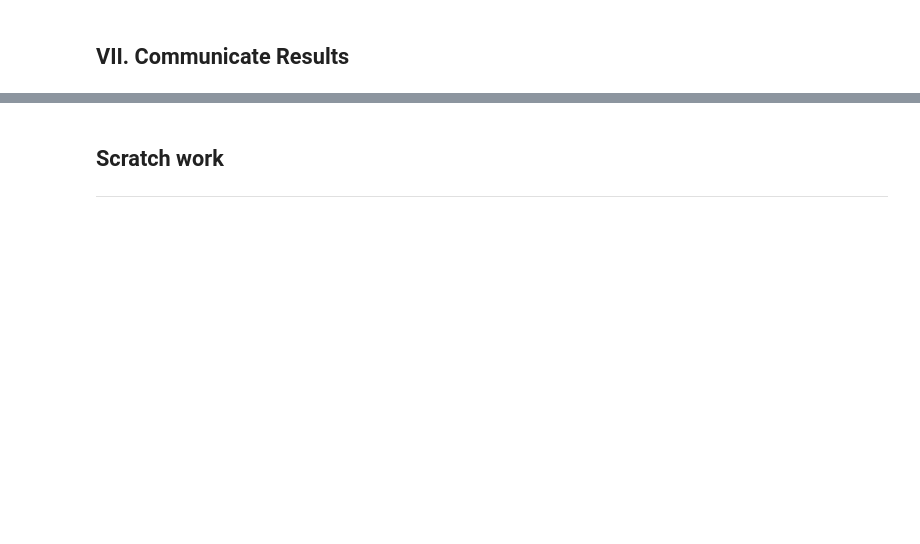
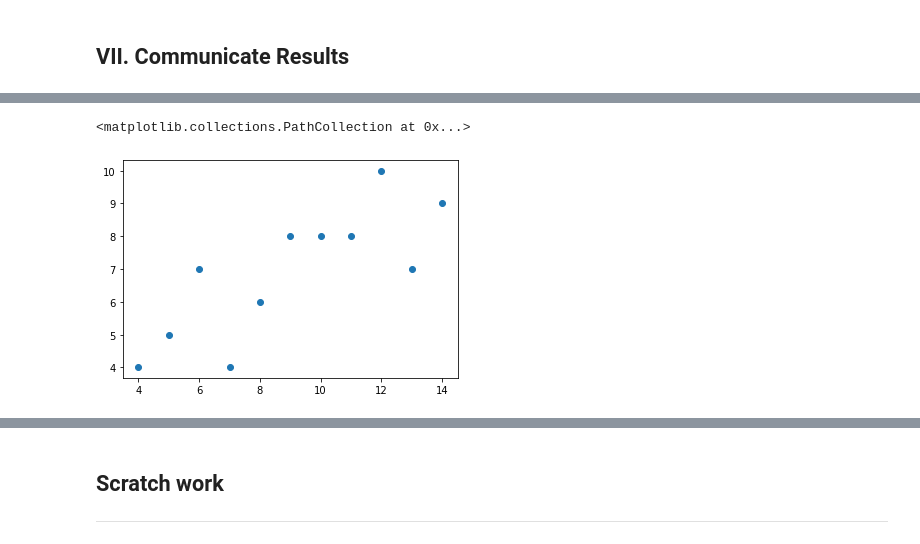
Before and after one commit to jsplett7360/wine-app, a Jupyter notebook: Wine.ipynb, the cells around one changed output, grey strips where cells are left out. Saved outputs shown, nothing was run; the diff lists cells and outputs as text; code cells hidden in the pictures; blank space fills up the shorter version.

```diff
--- a/Wine.ipynb
+++ b/Wine.ipynb
@@ -338,3 +378,14 @@ feat_imp.tail(12).plot(kind = 'barh');
+# %%
+%matplotlib inline
+import matplotlib.pyplot as plt
+
+matplotlib_figure = plt.figure()
+x = [10,  8, 13,  9, 11, 14,  6,  4, 12,  7,  5]
+y = [ 8,  6,  7,  8,  8,  9,  7,  4, 10,  4,  5]
+plt.scatter(x, y)
+# %% [output]
+<matplotlib.collections.PathCollection at 0x...>
+[figure, added]
 # %%
 #Partial Dependance plots
 
```
Also changed, not shown: parts of 18 cells of this notebook, 7 other files.
